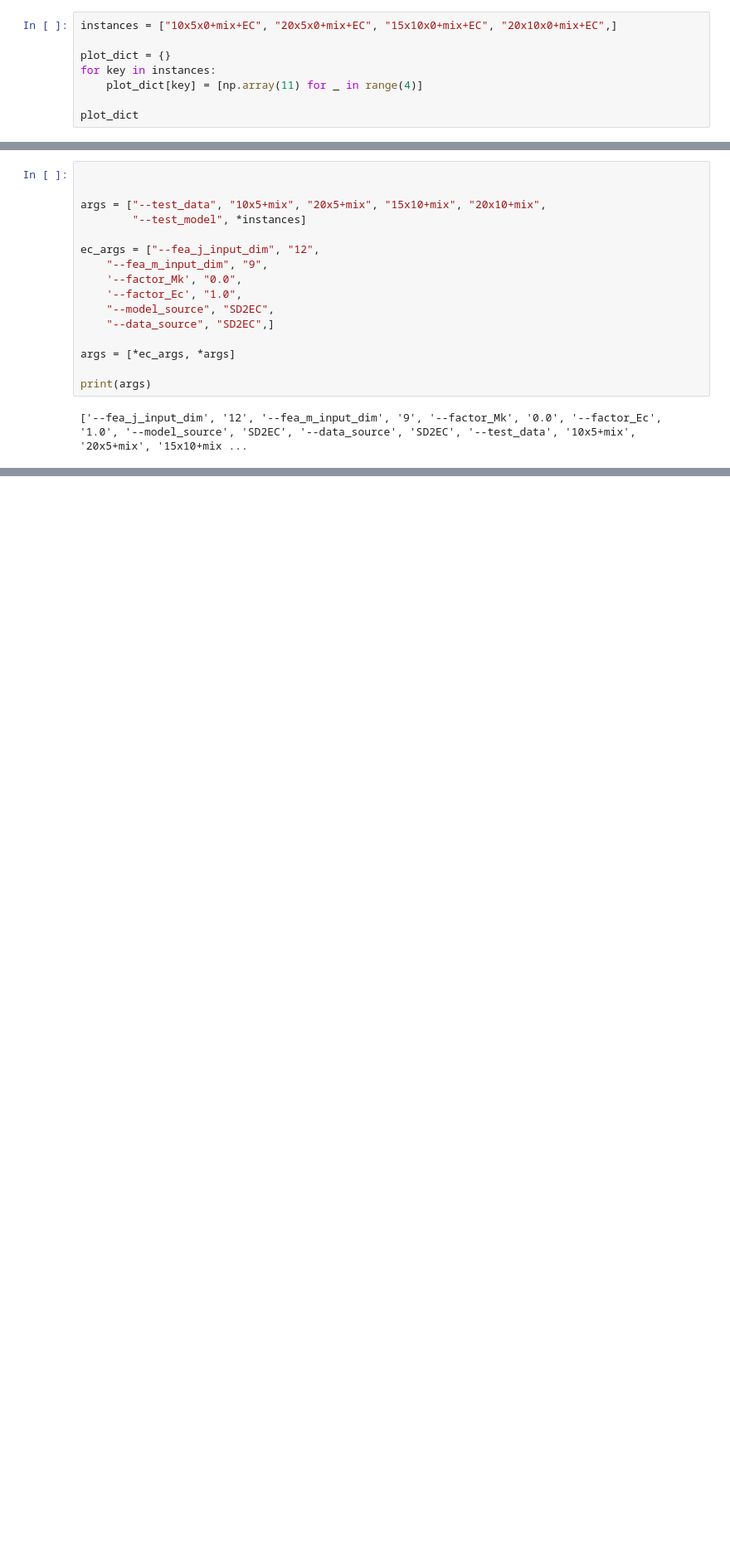
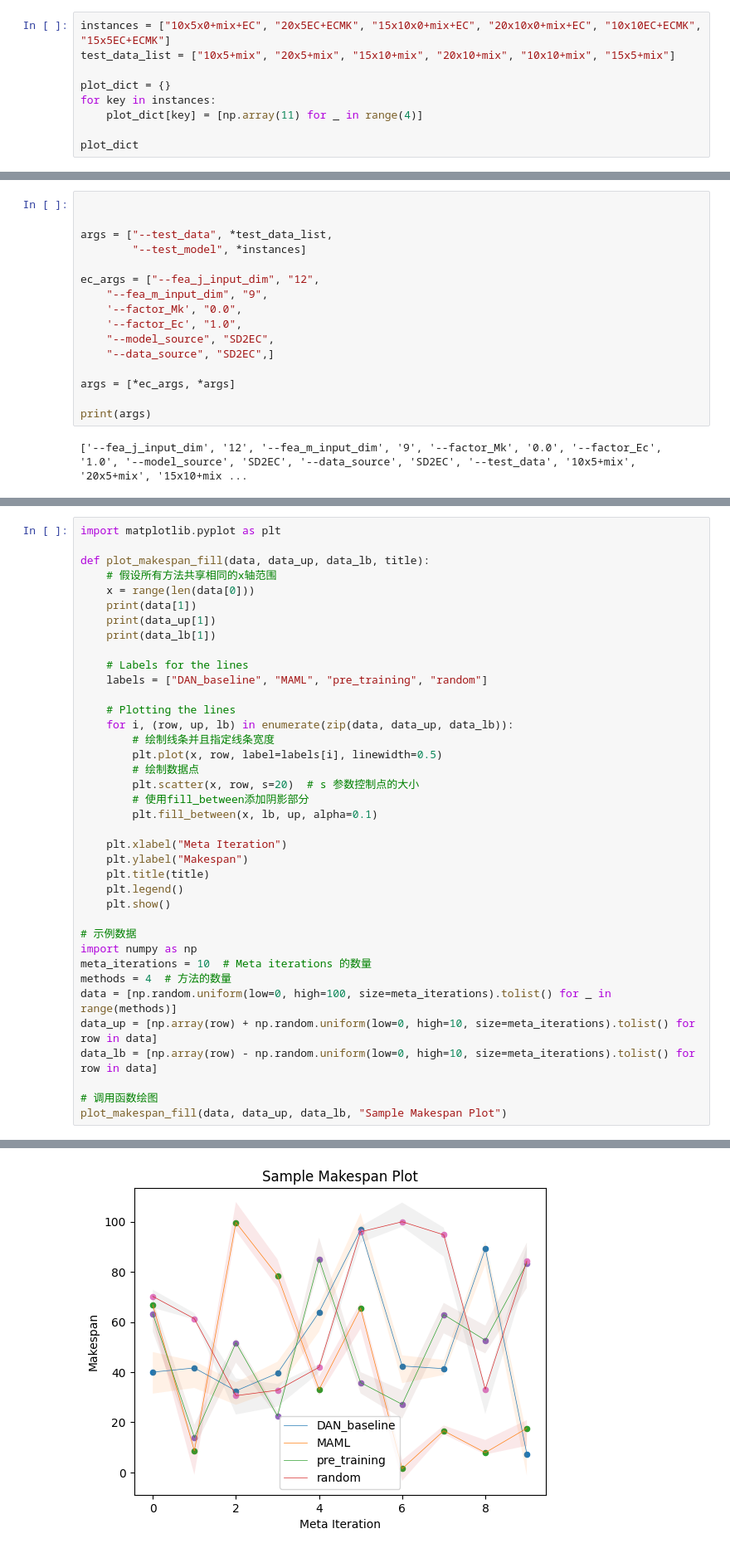
Before and after one commit to wulincong/FJSP-DRL, a Jupyter notebook: plot_imgs/plot_MAMLEC.ipynb, the cells around one changed output, grey strips where cells are left out. Shown at 83% size. Cells and saved outputs as stored; diff of their text form; blank space fills up the shorter version.

```diff
--- a/plot_imgs/plot_MAMLEC.ipynb
+++ b/plot_imgs/plot_MAMLEC.ipynb
@@ -20,7 +20,8 @@ RuntimeError('Unrecognized new version of ortools (9.8.3296). Expected < 9.5.0.P
 RuntimeError('Unrecognized new version of ortools (9.8.3296). Expected < 9.5.0.Please open a feature request on cvxpy to enable support for this version.')
 /home/wlc/FJSP-DRL-MAML/plot_imgs
 # %%
-instances = ["10x5x0+mix+EC", "20x5x0+mix+EC", "15x10x0+mix+EC", "20x10x0+mix+EC",]
+instances = ["10x5x0+mix+EC", "20x5EC+ECMK", "15x10x0+mix+EC", "20x10x0+mix+EC", "10x10EC+ECMK", "15x5EC+ECMK"]
+test_data_list = ["10x5+mix", "20x5+mix", "15x10+mix", "20x10+mix", "10x10+mix", "15x5+mix"]
 
 plot_dict = {}
 for key in instances:
@@ -41,7 +44,7 @@ c
 # %%
 
 
-args = ["--test_data", "10x5+mix", "20x5+mix", "15x10+mix", "20x10+mix",
+args = ["--test_data", *test_data_list,
         "--test_model", *instances]
 
 ec_args = ["--fea_j_input_dim", "12",
@@ -293,0 +302,39 @@ def plot_makespan(data, title, labels = ["DAN_baseline", "MAML", "pre_training",
+# %%
+import matplotlib.pyplot as plt
+
+def plot_makespan_fill(data, data_up, data_lb, title):
+    # 假设所有方法共享相同的x轴范围
+    x = range(len(data[0]))
+    print(data[1])
+    print(data_up[1])
+    print(data_lb[1])
+
+    # Labels for the lines
+    labels = ["DAN_baseline", "MAML", "pre_training", "random"]
+
+    # Plotting the lines
+    for i, (row, up, lb) in enumerate(zip(data, data_up, data_lb)):
+        # 绘制线条并且指定线条宽度
+        plt.plot(x, row, label=labels[i], linewidth=0.5)
+        # 绘制数据点
+        plt.scatter(x, row, s=20)  # s 参数控制点的大小
+        # 使用fill_between添加阴影部分
+        plt.fill_between(x, lb, up, alpha=0.1)
+
+    plt.xlabel("Meta Iteration")
+    plt.ylabel("Makespan")
+    plt.title(title)
+    plt.legend()
+    plt.show()
+
+# 示例数据
+import numpy as np
+meta_iterations = 10  # Meta iterations 的数量
+methods = 4  # 方法的数量
+data = [np.random.uniform(low=0, high=100, size=meta_iterations).tolist() for _ in range(methods)]
+data_up = [np.array(row) + np.random.uniform(low=0, high=10, size=meta_iterations).tolist() for row in data]
+data_lb = [np.array(row) - np.random.uniform(low=0, high=10, size=meta_iterations).tolist() for row in data]
+
+# 调用函数绘图
+plot_makespan_fill(data, data_up, data_lb, "Sample Makespan Plot")
+# %% [output]
@@ -294,3 +346,4 @@ def plot_makespan(data, title, labels = ["DAN_baseline", "MAML", "pre_training",
+[figure, added]
 # %%
 
 for idx, key in enumerate(instances):
```
Also changed, not shown: parts of 14 cells of this notebook, 34 other files.
